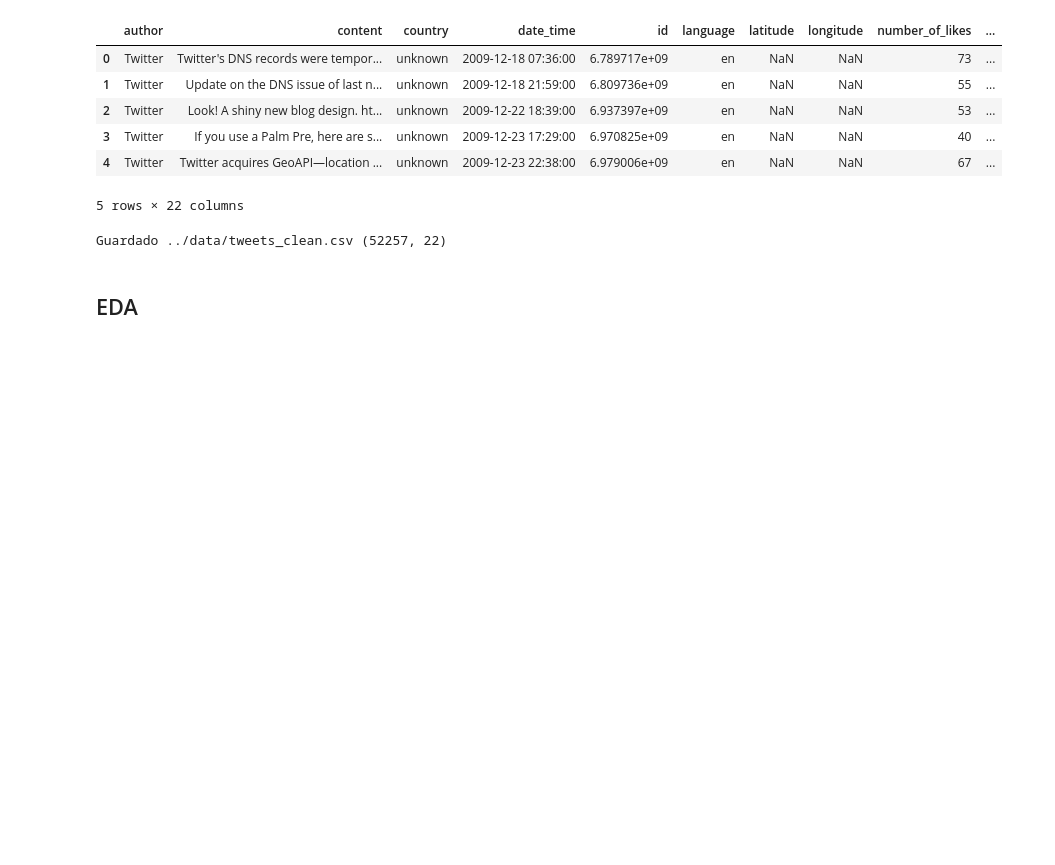
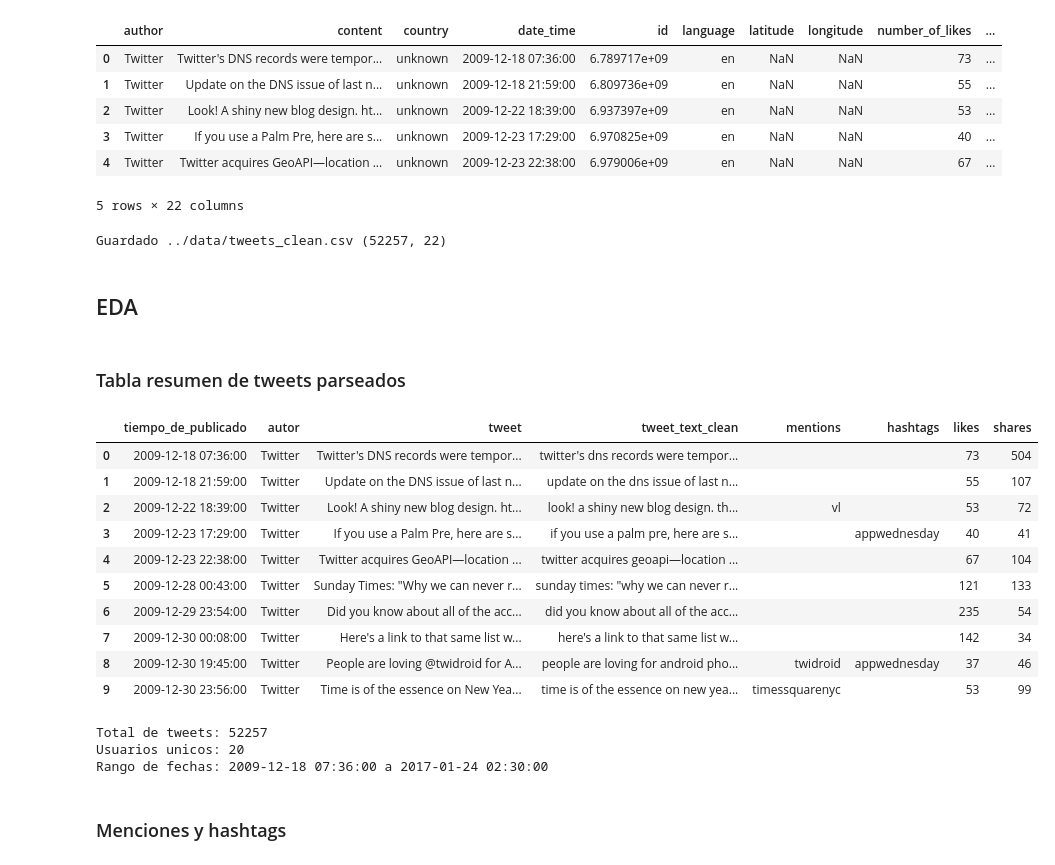
Before and after one commit to ecarcamo/Actividad-Clase-DataScience-Tweets, a Jupyter notebook: notebooks/01_carga_inicial.ipynb, the cells around one changed output. Saved outputs shown, nothing was run; the diff lists cells and outputs as text; code cells hidden in the pictures; blank space fills up the shorter version.

```diff
--- a/notebooks/01_carga_inicial.ipynb
+++ b/notebooks/01_carga_inicial.ipynb
@@ -239,3 +239,53 @@ print("Guardado ../data/tweets_clean.csv", export.shape)
 Guardado ../data/tweets_clean.csv (52257, 22)
 # %% [markdown]
 ## EDA
+# %% [markdown]
+### Tabla resumen de tweets parseados
+# %%
+resumen_cols = [
+    "date_time", "author", "content", "content_clean",
+    "mentions", "hashtags", "number_of_likes", "number_of_shares",
+]
+tabla_resumen = df_clean[resumen_cols].copy()
+tabla_resumen["mentions"] = tabla_resumen["mentions"].apply(lambda m: ", ".join(m))
+tabla_resumen["hashtags"] = tabla_resumen["hashtags"].apply(lambda h: ", ".join(h))
+tabla_resumen = tabla_resumen.rename(columns={
+    "date_time": "tiempo_de_publicado",
+    "author": "autor",
+    "content": "tweet",
+    "content_clean": "tweet_text_clean",
+    "number_of_likes": "likes",
+    "number_of_shares": "shares",
+})
+
+tabla_resumen.head(10)
+# %% [output]
+|  | tiempo_de_publicado | autor | tweet | tweet_text_clean | mentions | hashtags | likes | shares |
+| 0 | 2009-12-18 07:36:00 | Twitter | Twitter's DNS records were tempor... | twitter's dns records were tempor... |  |  | 73 | 504 |
+| 1 | 2009-12-18 21:59:00 | Twitter | Update on the DNS issue of last n... | update on the dns issue of last n... |  |  | 55 | 107 |
+| 2 | 2009-12-22 18:39:00 | Twitter | Look! A shiny new blog design. ht... | look! a shiny new blog design. th... | vl |  | 53 | 72 |
+| 3 | 2009-12-23 17:29:00 | Twitter | If you use a Palm Pre, here are s... | if you use a palm pre, here are s... |  | appwednesday | 40 | 41 |
+| 4 | 2009-12-23 22:38:00 | Twitter | Twitter acquires GeoAPI—location ... | twitter acquires geoapi—location ... |  |  | 67 | 104 |
+| 5 | 2009-12-28 00:43:00 | Twitter | Sunday Times: "Why we can never r... | sunday times: "why we can never r... |  |  | 121 | 133 |
+| 6 | 2009-12-29 23:54:00 | Twitter | Did you know about all of the acc... | did you know about all of the acc... |  |  | 235 | 54 |
+| 7 | 2009-12-30 00:08:00 | Twitter | Here's a link to that same list w... | here's a link to that same list w... |  |  | 142 | 34 |
+| 8 | 2009-12-30 19:45:00 | Twitter | People are loving @twidroid for A... | people are loving for android pho... | twidroid | appwednesday | 37 | 46 |
+| 9 | 2009-12-30 23:56:00 | Twitter | Time is of the essence on New Yea... | time is of the essence on new yea... | timessquarenyc |  | 53 | 99 |
+# %%
+import matplotlib.pyplot as plt
+import seaborn as sns
+
+sns.set_theme(style="whitegrid")
+
+n_tweets = len(df_clean)
+n_usuarios = df_clean["author"].nunique()
+
+print(f"Total de tweets: {n_tweets}")
+print(f"Usuarios unicos: {n_usuarios}")
+print(f"Rango de fechas: {df_clean['date_time'].min()} a {df_clean['date_time'].max()}")
+# %% [output]
+Total de tweets: 52257
+Usuarios unicos: 20
+Rango de fechas: 2009-12-18 07:36:00 a 2017-01-24 02:30:00
+# %% [markdown]
+### Menciones y hashtags
```
Also changed, not shown: parts of 5 cells of this notebook.
